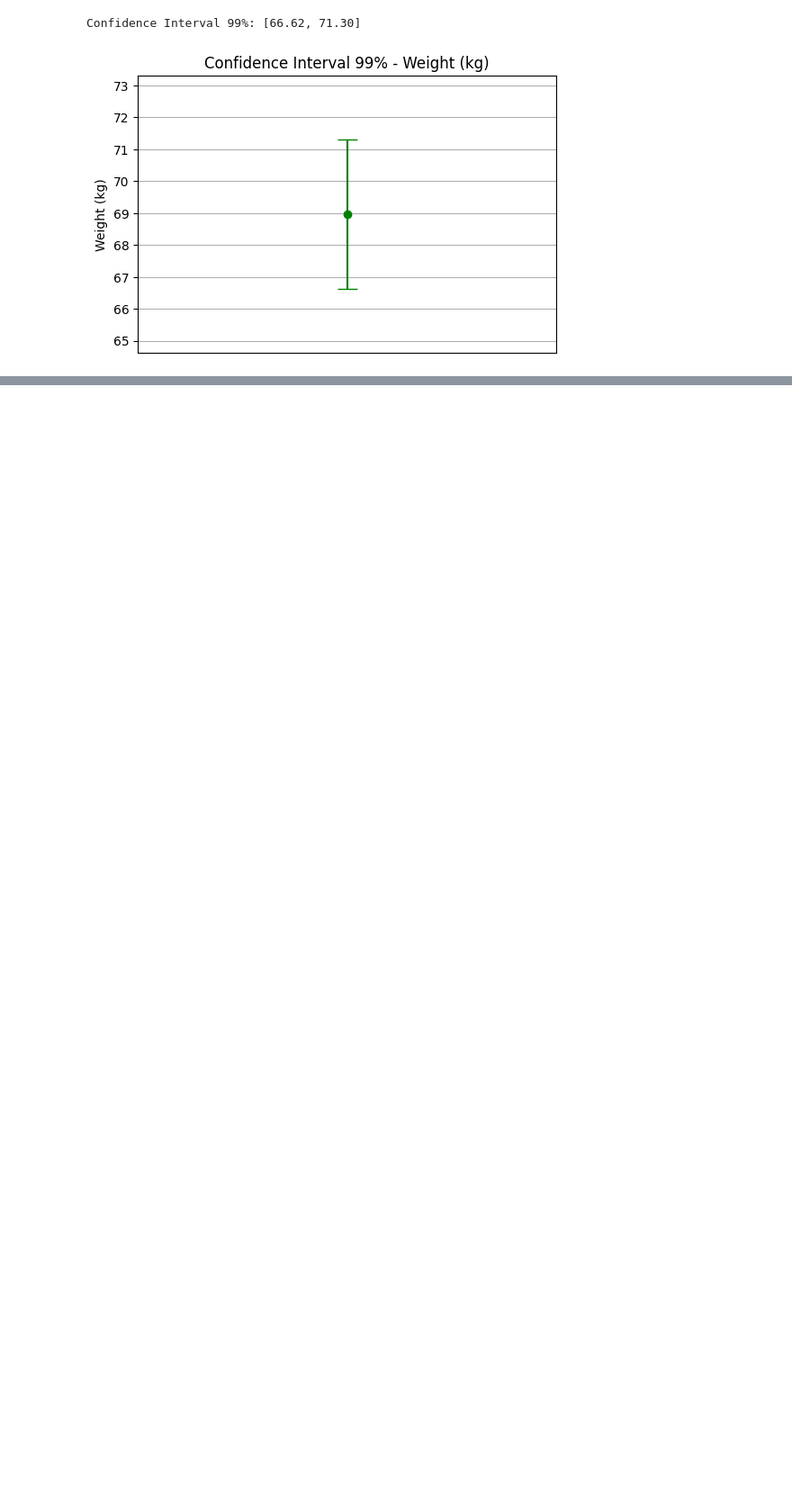
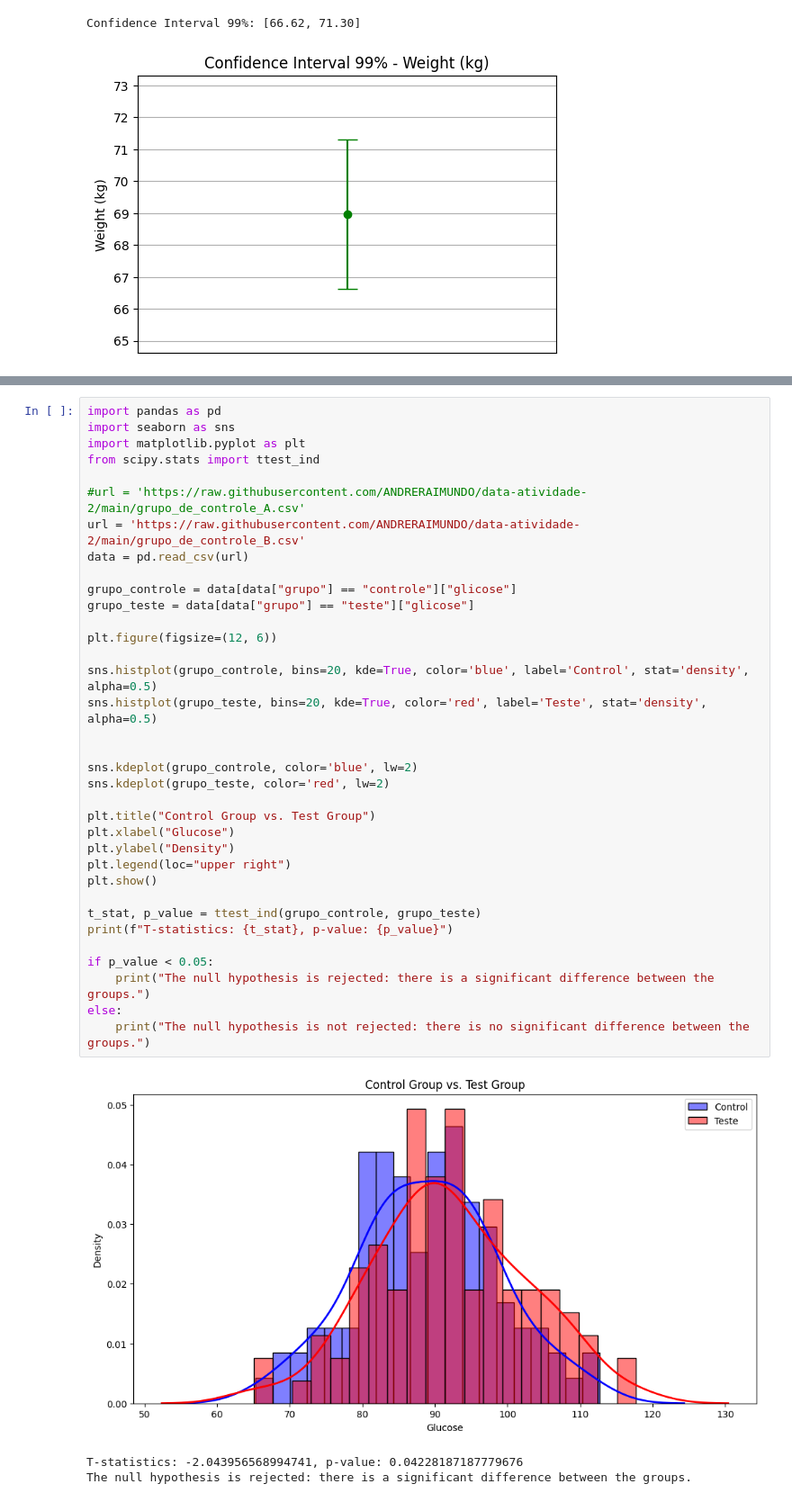
Before and after one commit to ANDRERAIMUNDO/atividade-04-PPGCC-2025_1, a Jupyter notebook: Atividade_04_PPGCC_2025_1.ipynb, the cells around one changed output, grey strips where cells are left out. Shown: that part at 90% size. Cells and saved outputs as stored; diff of their text form; blank space fills up the shorter version.

```diff
--- a/Atividade_04_PPGCC_2025_1.ipynb
+++ b/Atividade_04_PPGCC_2025_1.ipynb
@@ -102,0 +107,39 @@ Confidence Interval 99%: [66.62, 71.30]
+# %%
+import pandas as pd
+import seaborn as sns
+import matplotlib.pyplot as plt
+from scipy.stats import ttest_ind
+
+#url = 'https://raw.githubusercontent.com/ANDRERAIMUNDO/data-atividade-2/main/grupo_de_controle_A.csv'
+url = 'https://raw.githubusercontent.com/ANDRERAIMUNDO/data-atividade-2/main/grupo_de_controle_B.csv'
+data = pd.read_csv(url)
+
+grupo_controle = data[data["grupo"] == "controle"]["glicose"]
+grupo_teste = data[data["grupo"] == "teste"]["glicose"]
+
+plt.figure(figsize=(12, 6))
+
+sns.histplot(grupo_controle, bins=20, kde=True, color='blue', label='Control', stat='density', alpha=0.5)
+sns.histplot(grupo_teste, bins=20, kde=True, color='red', label='Teste', stat='density', alpha=0.5)
+
+
+sns.kdeplot(grupo_controle, color='blue', lw=2)
+sns.kdeplot(grupo_teste, color='red', lw=2)
+
+plt.title("Control Group vs. Test Group")
+plt.xlabel("Glucose")
+plt.ylabel("Density")
+plt.legend(loc="upper right")
+plt.show()
+
+t_stat, p_value = ttest_ind(grupo_controle, grupo_teste)
+print(f"T-statistics: {t_stat}, p-value: {p_value}")
+
+if p_value < 0.05:
+    print("The null hypothesis is rejected: there is a significant difference between the groups.")
+else:
+    print("The null hypothesis is not rejected: there is no significant difference between the groups.")
+# %% [output]
+[figure, added]
+T-statistics: -2.043956568994741, p-value: 0.04228187187779676
+The null hypothesis is rejected: there is a significant difference between the groups.
```
Also changed, not shown: parts of 2 cells of this notebook.
